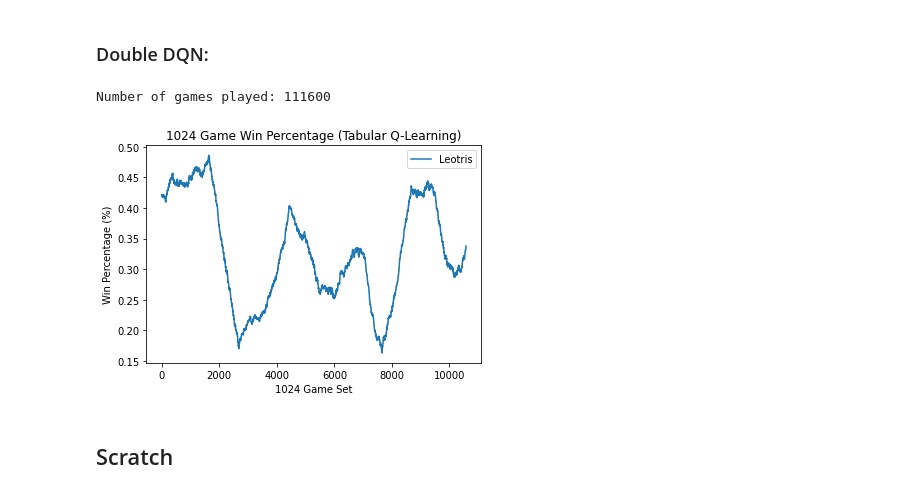
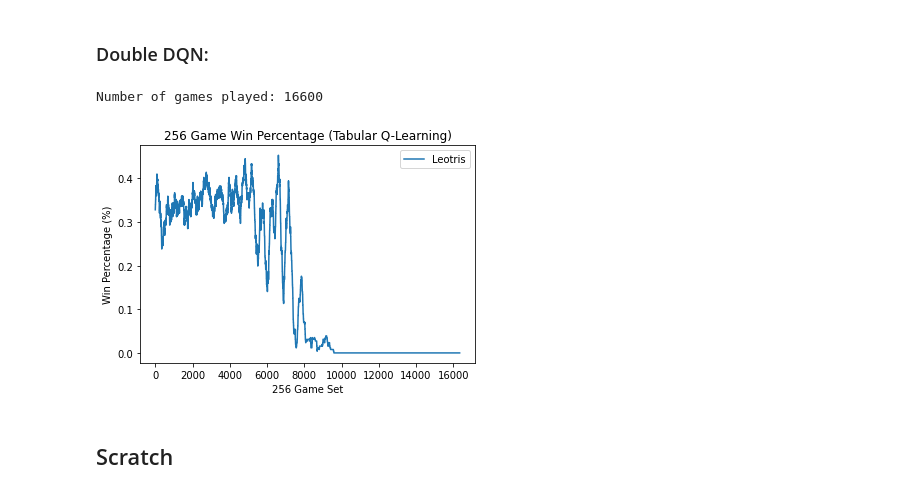
Before and after one commit to AndrewLim1990/dungeonsNdata, a Jupyter notebook: analysis.ipynb, the cells around one changed output. Drawn from its saved outputs; the diff is of its cells as text; code cells hidden in the pictures.

```diff
--- a/analysis.ipynb
+++ b/analysis.ipynb
@@ -176,31 +176,31 @@ Number of games played: 1600
 # %% [markdown]
 ### Double DQN:
 # %%
-batch_size = 1024
+batch_size = 256
 win_pcts = defaultdict(list)
 creatures = ["Leotris"]
 
 winner_list = dill.load(open("results/winner_list_double_DQN.pickle", "rb"))
 
 print("Number of games played: {}".format(len(winner_list)))
 
-for i in range(100000, len(winner_list) - batch_size):
+for i in range(0, len(winner_list) - batch_size):
     batch_winner_list = winner_list[i:(i+batch_size)]
     win_pct = calc_win_percentage(batch_winner_list, creatures=creatures)
     for creature, batch_win_pct in win_pct.items():
         win_pcts[creature].append(batch_win_pct)
 
 for creature in creatures:
     plt.plot(range(len(win_pcts[creature])), win_pcts[creature], label=creature)
 plt.title("{} Game Win Percentage (Tabular Q-Learning)".format(batch_size))
 
 plt.ylabel("Win Percentage (%)")
 plt.xlabel("{} Game Set".format(batch_size))
 plt.legend()
 plt.show()
 # %% [output]
-Number of games played: 111600
+Number of games played: 16600
-[figure, old version]
+[figure, new version]
 # %% [markdown]
 ## Scratch
 # %%
```
Also changed, not shown: parts of 2 cells of this notebook, 7 other files.
